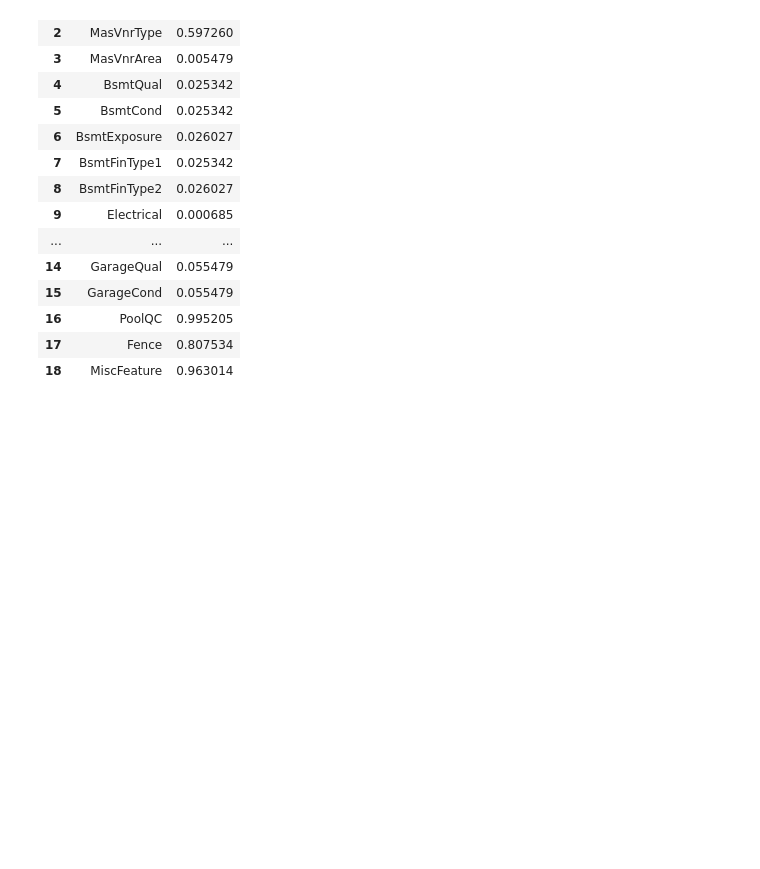
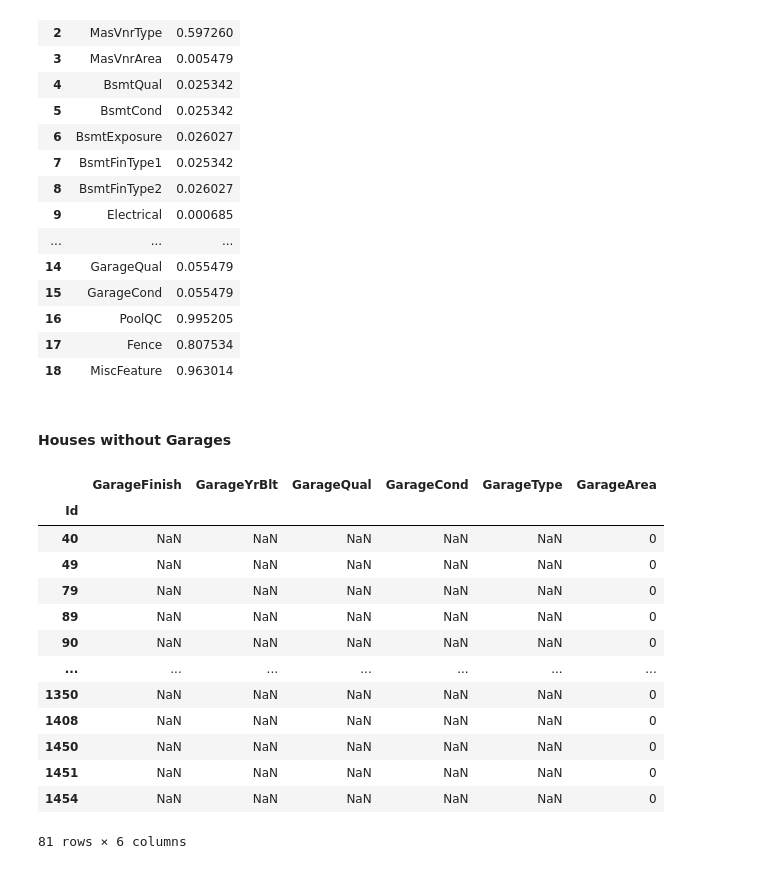
Before and after one commit to xXKeNdAmAmAsTeRXx/House_Prices_project, a Jupyter notebook: 2_Missing_Values_and_Encoding.ipynb, the cells around one changed output. Drawn from its saved outputs; the diff is of its cells as text; code cells hidden in the pictures; blank space fills up the shorter version.

```diff
--- a/2_Missing_Values_and_Encoding.ipynb
+++ b/2_Missing_Values_and_Encoding.ipynb
@@ -94,5 +97,24 @@ nan_factor
 | 16 | PoolQC | 0.995205 |
 | 17 | Fence | 0.807534 |
 | 18 | MiscFeature | 0.963014 |
+# %% [markdown]
+#### Houses without Garages
+# %%
+data[['GarageFinish', 'GarageYrBlt', 'GarageQual', 'GarageCond', 'GarageType', 'GarageArea']][data.GarageFinish.isna()]
+# %% [output]
+|  | GarageFinish | GarageYrBlt | GarageQual | GarageCond | GarageType | GarageArea |
+| Id |  |  |  |  |  |  |
+| 40 | NaN | NaN | NaN | NaN | NaN | 0 |
+| 49 | NaN | NaN | NaN | NaN | NaN | 0 |
+| 79 | NaN | NaN | NaN | NaN | NaN | 0 |
+| 89 | NaN | NaN | NaN | NaN | NaN | 0 |
+| 90 | NaN | NaN | NaN | NaN | NaN | 0 |
+| ... | ... | ... | ... | ... | ... | ... |
+| 1350 | NaN | NaN | NaN | NaN | NaN | 0 |
+| 1408 | NaN | NaN | NaN | NaN | NaN | 0 |
+| 1450 | NaN | NaN | NaN | NaN | NaN | 0 |
+| 1451 | NaN | NaN | NaN | NaN | NaN | 0 |
+| 1454 | NaN | NaN | NaN | NaN | NaN | 0 |
+81 rows × 6 columns
 # %% [markdown]
 ### What to do with Nans?
```
Also changed, not shown: parts of 5 cells of this notebook.
